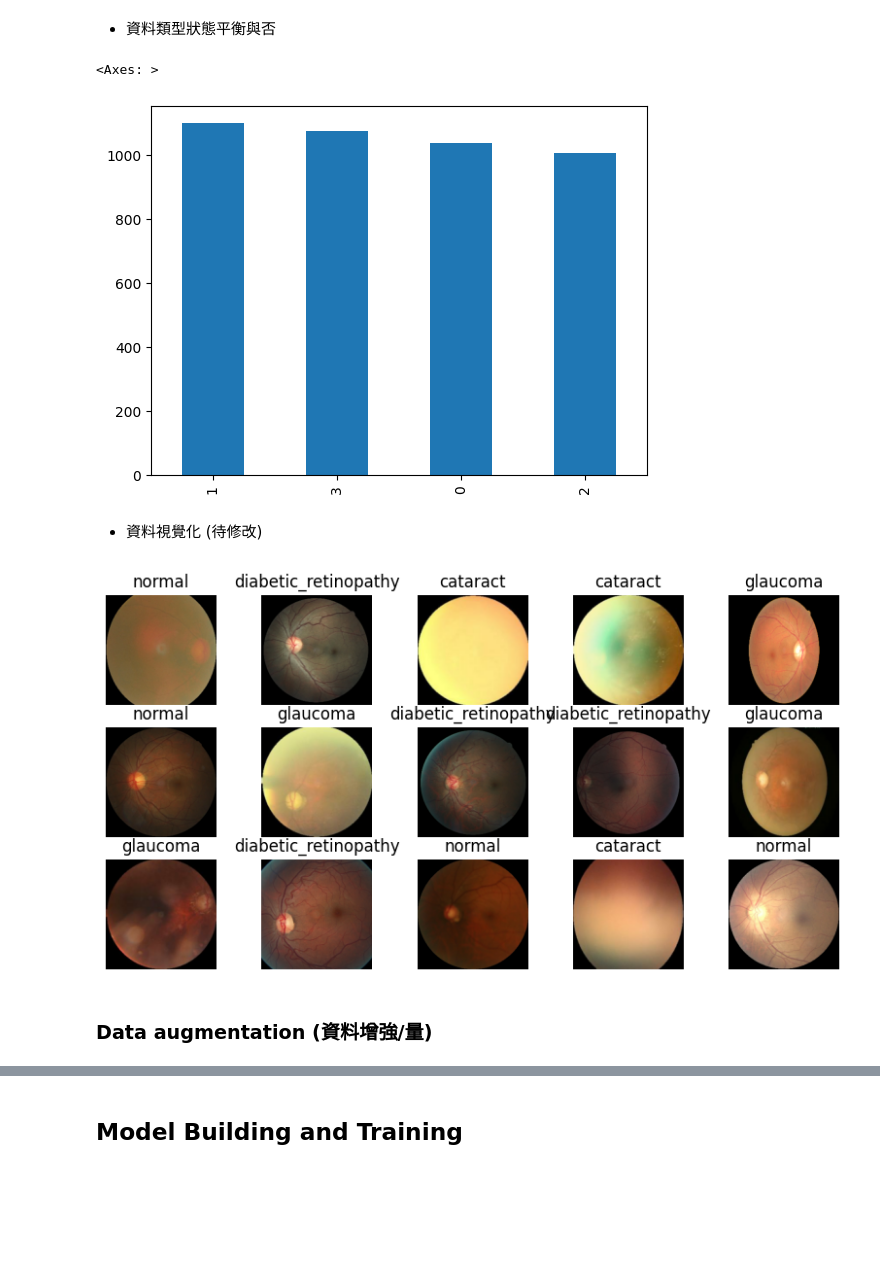
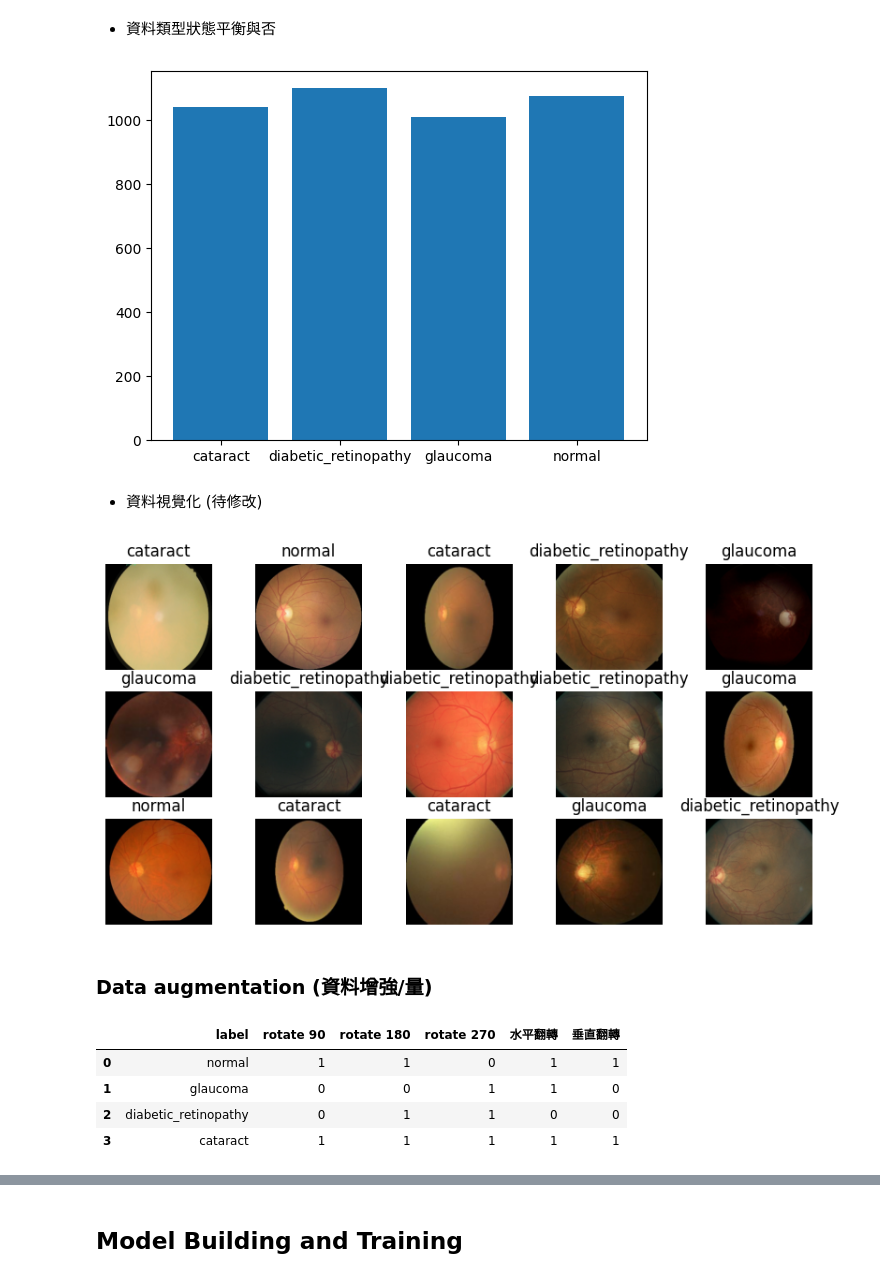
Before and after one commit to Annie00000/Project, a Jupyter notebook: 眼睛疾病判別.ipynb, the cells around one changed output, grey strips where cells are left out. Saved outputs shown, nothing was run; the diff lists cells and outputs as text; code cells hidden in the pictures; blank space fills up the shorter version.

```diff
--- a/眼睛疾病判別.ipynb
+++ b/眼睛疾病判別.ipynb
@@ -209,12 +237,15 @@ labels = np.concatenate((train_labels, val_labels), axis=0)
 # %% [markdown]
 * 資料類型狀態平衡與否
 # %%
-labels = np.concatenate([y for x,y in data], axis=0)
+# 查看每种类别的比例并绘制条形图
+class_names = data.class_names
+labels = np.concatenate([y.numpy() for x, y in data], axis=0)
 values = pd.value_counts(labels)
-values.plot(kind='bar')
+
+plt.bar(range(len(class_names)), [values[i] for i in range(len(class_names))], tick_label=class_names)
+plt.show()
 # %% [output]
-<Axes: >
-[figure, old version]
+[figure, new version]
 # %% [markdown]
 * 資料視覺化 (待修改)
 # %%
@@ -232,6 +263,6 @@ for images, labels in train.take(1):
 
         plt.axis("off")
 # %% [output]
-[figure, old version]
+[figure, new version]
 # %% [markdown]
 ### Data augmentation (資料增強/量)
@@ -237,0 +272,8 @@ for images, labels in train.take(1):
+# %%
+df
+# %% [output]
+|  | label | rotate 90 | rotate 180 | rotate 270 | 水平翻轉 | 垂直翻轉 |
+| 0 | normal | 1 | 1 | 0 | 1 | 1 |
+| 1 | glaucoma | 0 | 0 | 1 | 1 | 0 |
+| 2 | diabetic_retinopathy | 0 | 1 | 1 | 0 | 0 |
+| 3 | cataract | 1 | 1 | 1 | 1 | 1 |
```
Also changed, not shown: parts of 14 cells of this notebook.
